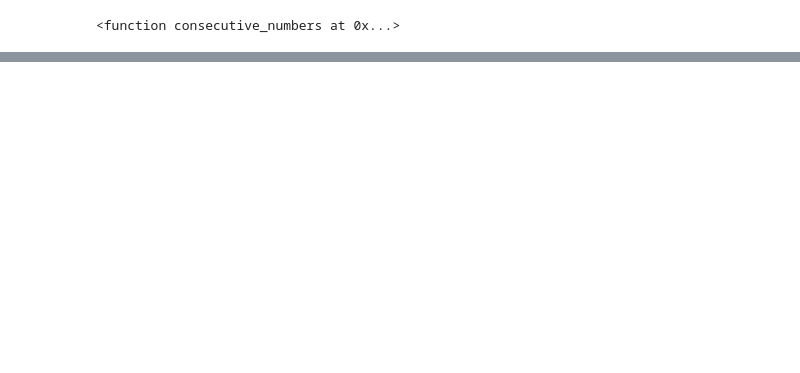
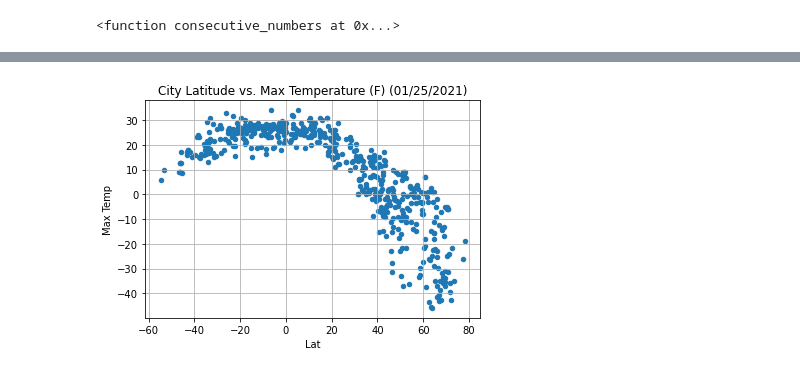
Before and after one commit to khennenf/python-api-challenge, a Jupyter notebook: Homework/Instructions/starter_code/Weather_Py_2.ipynb, the cells around one changed output, grey strips where cells are left out. Drawn from its saved outputs; the diff is of its cells as text; code cells hidden in the pictures; blank space fills up the shorter version.

```diff
--- a/Homework/Instructions/starter_code/Weather_Py_2.ipynb
+++ b/Homework/Instructions/starter_code/Weather_Py_2.ipynb
@@ -191,0 +162,3 @@ print(new_lat)
+# %%
+weather_df["Date"] = '2021-01-25'
+weather_df.dtypes
@@ -191,0 +176,2 @@ print(new_lat)
+# %%
+weather_df.loc[:, 'Date'] = pd.to_datetime(weather_df.Date)
@@ -191,0 +189,5 @@ print(new_lat)
+# %%
+weather_df.plot(kind="scatter", x="Lat", y="Max Temp", grid=True, title="City Latitude vs. Max Temperature (F) (01/25/2021)")
+plt.show()
+# %% [output]
+[figure, added]
```
Also changed, not shown: parts of 21 cells of this notebook, 3 other files.
